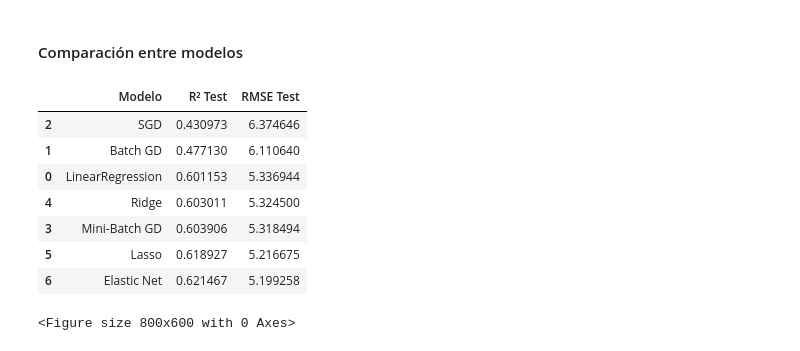
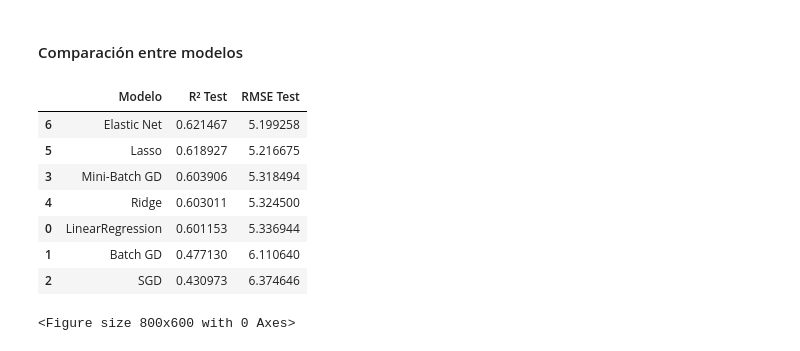
Before and after one commit to AlvaTF/TP-AA1-Ruiz-Toledo-Mendoza, a Jupyter notebook: TP_1/TP_regresion_AA1.ipynb, the cells around one changed output. Saved outputs shown, nothing was run; the diff lists cells and outputs as text; code cells hidden in the pictures.

```diff
--- a/TP_1/TP_regresion_AA1.ipynb
+++ b/TP_1/TP_regresion_AA1.ipynb
@@ -709,40 +708,40 @@ Test R2 Score: 0.621
 # %%
 lineal = LinearRegression()
 lineal.fit(X_tr_esc, y_tr)
 y_pred_test_lineal = lineal.predict(X_test_esc)
 
 comparacion = pd.DataFrame({
     "Modelo": ["LinearRegression", "Batch GD", "SGD", "Mini-Batch GD", "Ridge", "Lasso", "Elastic Net"],
     "R² Test": [
         r2_score(y_test, y_pred_test_lineal),
         r2_gd,
         r2_sgd,
         r2_mbgd,
         r2_score(y_test, y_pred_test_ridge),
         r2_score(y_test, y_pred_test_lasso),
         r2_score(y_test, y_pred_test_elastic),
     ],
     "RMSE Test": [
         root_mean_squared_error(y_test, y_pred_test_lineal),
         rmse_gd,
         rmse_sgd,
         rmse_mbgd,
         root_mean_squared_error(y_test, y_pred_test_ridge),
         root_mean_squared_error(y_test, y_pred_test_lasso),
         root_mean_squared_error(y_test, y_pred_test_elastic)
     ]
 })
 
-comparacion.sort_values("RMSE Test", ascending=False)
+comparacion.sort_values("RMSE Test", ascending=True)
 # %% [output]
 |  | Modelo | R² Test | RMSE Test |
+| 6 | Elastic Net | 0.621467 | 5.199258 |
+| 5 | Lasso | 0.618927 | 5.216675 |
+| 3 | Mini-Batch GD | 0.603906 | 5.318494 |
+| 4 | Ridge | 0.603011 | 5.324500 |
+| 0 | LinearRegression | 0.601153 | 5.336944 |
+| 1 | Batch GD | 0.477130 | 6.110640 |
 | 2 | SGD | 0.430973 | 6.374646 |
-| 1 | Batch GD | 0.477130 | 6.110640 |
-| 0 | LinearRegression | 0.601153 | 5.336944 |
-| 4 | Ridge | 0.603011 | 5.324500 |
-| 3 | Mini-Batch GD | 0.603906 | 5.318494 |
-| 5 | Lasso | 0.618927 | 5.216675 |
-| 6 | Elastic Net | 0.621467 | 5.199258 |
 # %%
 plt.figure(figsize=(8, 6))
 comparacion.plot(
```
Also changed, not shown: parts of 18 cells of this notebook.
